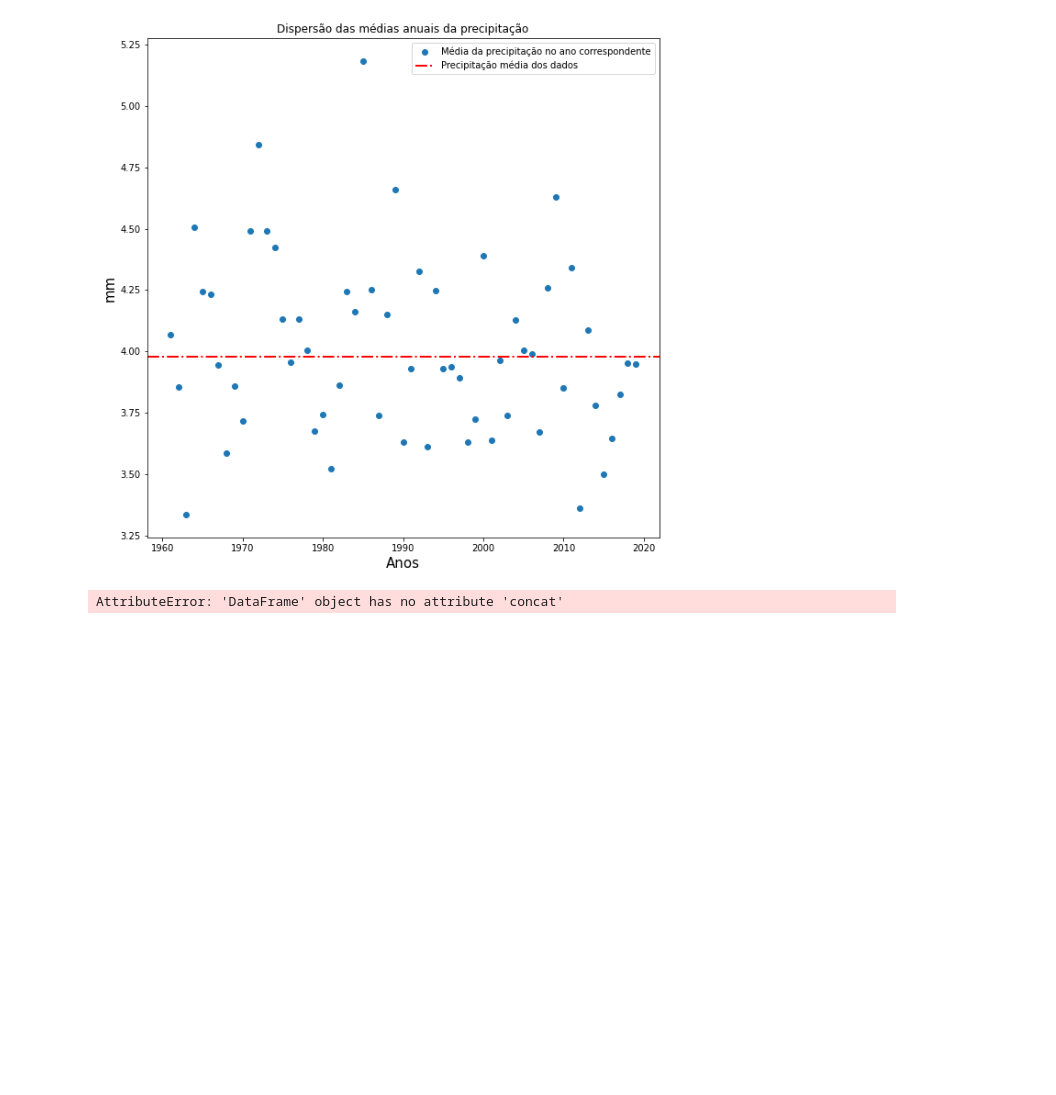
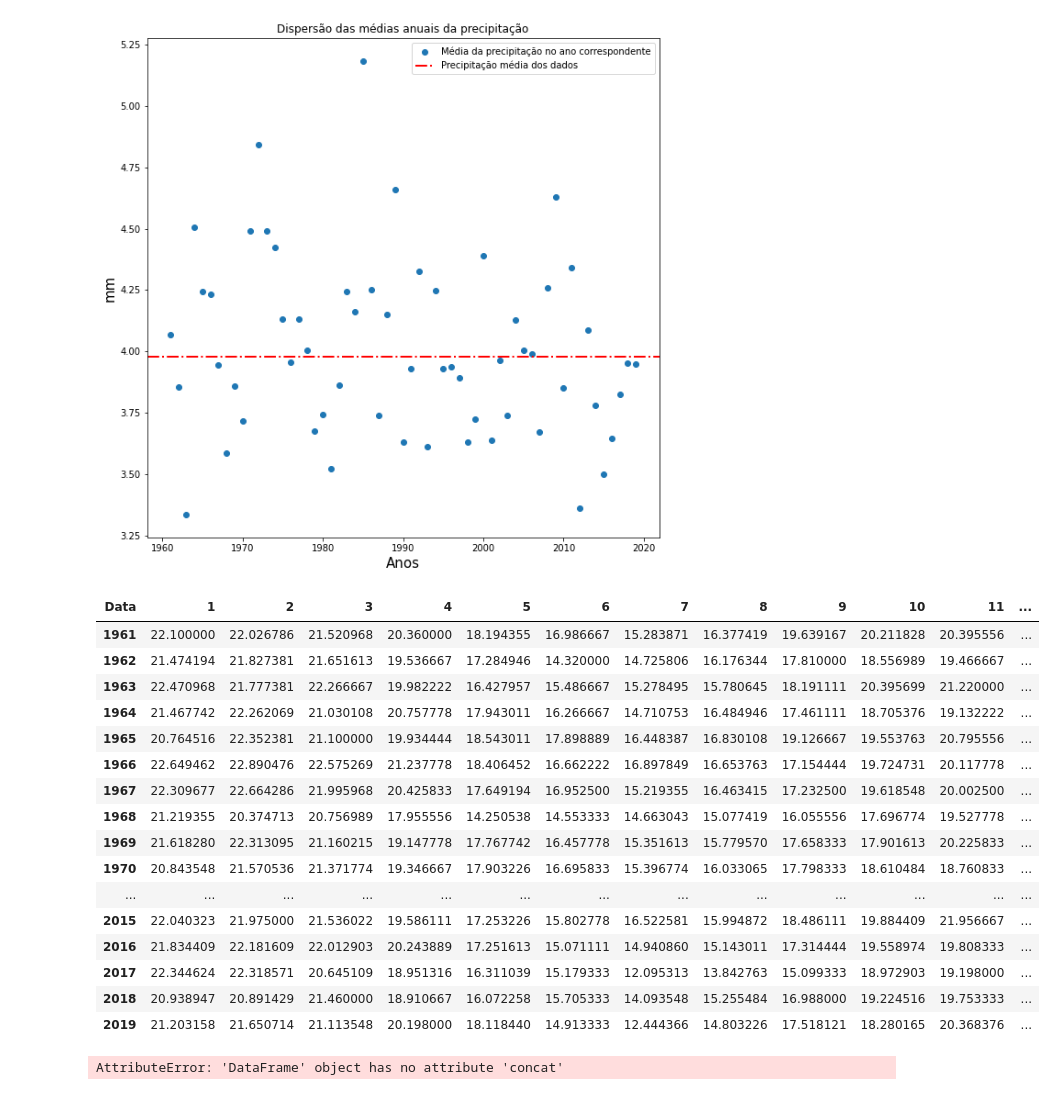
Before and after one commit to Fnadona/dataScience, a Jupyter notebook: Untitled.ipynb, the cells around one changed output. Drawn from its saved outputs; the diff is of its cells as text; code cells hidden in the pictures; blank space fills up the shorter version.

Commit message:
ajuste nos agrupamentos mensais

```diff
--- a/Untitled.ipynb
+++ b/Untitled.ipynb
@@ -187,0 +190,25 @@ plt.show()
+# %%
+def agrupaPorMes(estado):
+    dfDadosPrincipais['Data'] = pd.to_datetime(dfDadosPrincipais['Data'], format='%d/%m/%Y')
+
+    dfEstado = dfDadosPrincipais[dfDadosPrincipais.Nome.str.contains('- ' + estado)].drop(columns=['Codigo'])
+
+    dfMaxima = pd.DataFrame()
+    dfMinima = pd.DataFrame()
+    dfPrecipitacao = pd.DataFrame()
+
+    for ano in range(1961, 2020):
+        dfAgrupado = dfEstado[dfEstado.Data.dt.to_period('Y') == str(ano)].groupby([dfEstado['Data'].dt.month]).mean()
+        dfMaxima = pd.concat([dfMaxima, dfAgrupado.TempMaxima.to_frame().transpose()], ignore_index=True)
+        dfMinima = pd.concat([dfMinima, dfAgrupado.TempMinima.to_frame().transpose()], ignore_index=True)
+        dfPrecipitacao = pd.concat([dfPrecipitacao, dfAgrupado.Precipitacao.to_frame().transpose()], ignore_index=True)
+
+    dfMaxima.set_index(pd.Index(range(1961,2020)), inplace=True)
+    dfMinima.set_index(pd.Index(range(1961,2020)), inplace=True)
+    dfPrecipitacao.set_index(pd.Index(range(1961,2020)), inplace=True)
+
+    dfMaxima = dfMaxima[[1,2,3,4,5,6,7,8,9,10,11,12]]
+    dfMinima = dfMinima[[1,2,3,4,5,6,7,8,9,10,11,12]]
+    dfPrecipitacao = dfPrecipitacao[[1,2,3,4,5,6,7,8,9,10,11,12]]
+
+    return dfMaxima, dfMinima, dfPrecipitacao
@@ -187,0 +225,2 @@ plt.show()
+# %%
+dfMaxima, dfMinima, dfPrecipitacao = agrupaPorMes("RJ")
@@ -187,0 +229,20 @@ plt.show()
+# %%
+dfMinima
+# %% [output]
+| Data | 1 | 2 | 3 | 4 | 5 | 6 | 7 | 8 | 9 | 10 | 11 | ... |
+| 1961 | 22.100000 | 22.026786 | 21.520968 | 20.360000 | 18.194355 | 16.986667 | 15.283871 | 16.377419 | 19.639167 | 20.211828 | 20.395556 | ... |
+| 1962 | 21.474194 | 21.827381 | 21.651613 | 19.536667 | 17.284946 | 14.320000 | 14.725806 | 16.176344 | 17.810000 | 18.556989 | 19.466667 | ... |
+| 1963 | 22.470968 | 21.777381 | 22.266667 | 19.982222 | 16.427957 | 15.486667 | 15.278495 | 15.780645 | 18.191111 | 20.395699 | 21.220000 | ... |
+| 1964 | 21.467742 | 22.262069 | 21.030108 | 20.757778 | 17.943011 | 16.266667 | 14.710753 | 16.484946 | 17.461111 | 18.705376 | 19.132222 | ... |
+| 1965 | 20.764516 | 22.352381 | 21.100000 | 19.934444 | 18.543011 | 17.898889 | 16.448387 | 16.830108 | 19.126667 | 19.553763 | 20.795556 | ... |
+| 1966 | 22.649462 | 22.890476 | 22.575269 | 21.237778 | 18.406452 | 16.662222 | 16.897849 | 16.653763 | 17.154444 | 19.724731 | 20.117778 | ... |
+| 1967 | 22.309677 | 22.664286 | 21.995968 | 20.425833 | 17.649194 | 16.952500 | 15.219355 | 16.463415 | 17.232500 | 19.618548 | 20.002500 | ... |
+| 1968 | 21.219355 | 20.374713 | 20.756989 | 17.955556 | 14.250538 | 14.553333 | 14.663043 | 15.077419 | 16.055556 | 17.696774 | 19.527778 | ... |
+| 1969 | 21.618280 | 22.313095 | 21.160215 | 19.147778 | 17.767742 | 16.457778 | 15.351613 | 15.779570 | 17.658333 | 17.901613 | 20.225833 | ... |
+| 1970 | 20.843548 | 21.570536 | 21.371774 | 19.346667 | 17.903226 | 16.695833 | 15.396774 | 16.033065 | 17.798333 | 18.610484 | 18.760833 | ... |
+| ... | ... | ... | ... | ... | ... | ... | ... | ... | ... | ... | ... | ... |
+| 2015 | 22.040323 | 21.975000 | 21.536022 | 19.586111 | 17.253226 | 15.802778 | 16.522581 | 15.994872 | 18.486111 | 19.884409 | 21.956667 | ... |
+| 2016 | 21.834409 | 22.181609 | 22.012903 | 20.243889 | 17.251613 | 15.071111 | 14.940860 | 15.143011 | 17.314444 | 19.558974 | 19.808333 | ... |
+| 2017 | 22.344624 | 22.318571 | 20.645109 | 18.951316 | 16.311039 | 15.179333 | 12.095313 | 13.842763 | 15.099333 | 18.972903 | 19.198000 | ... |
+| 2018 | 20.938947 | 20.891429 | 21.460000 | 18.910667 | 16.072258 | 15.705333 | 14.093548 | 15.255484 | 16.988000 | 19.224516 | 19.753333 | ... |
+| 2019 | 21.203158 | 21.650714 | 21.113548 | 20.198000 | 18.118440 | 14.913333 | 12.444366 | 14.803226 | 17.518121 | 18.280165 | 20.368376 | ... |
```
Also changed, not shown: parts of 5 cells of this notebook.
